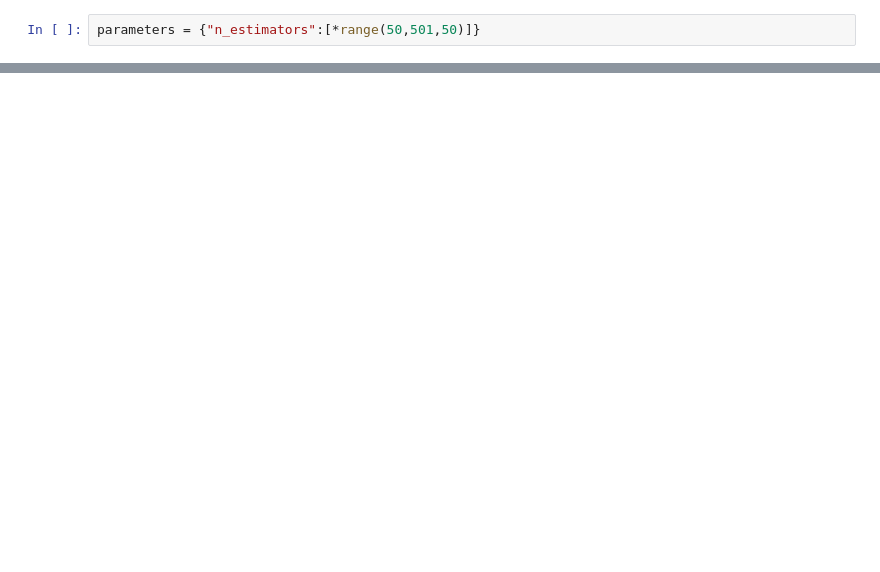
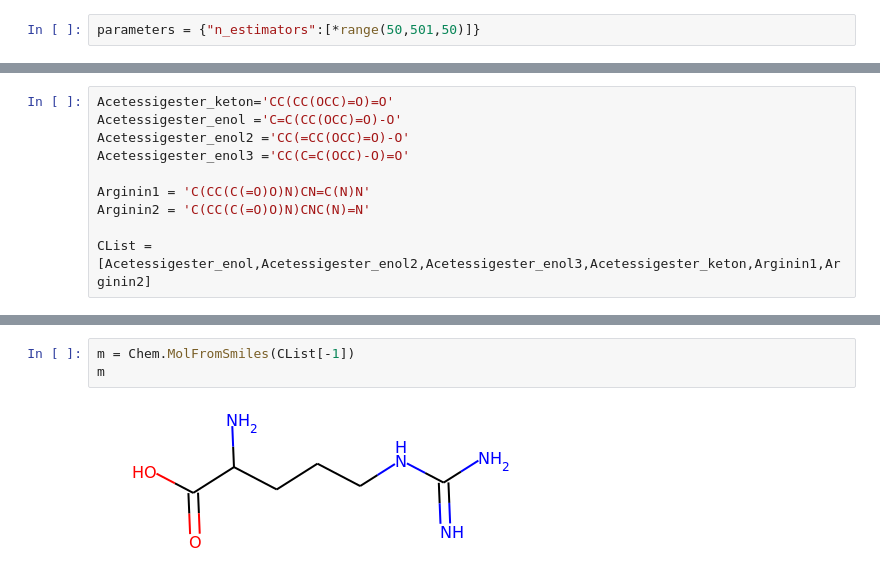
Before and after one commit to mayrf/pkasolver, a Jupyter notebook: notebooks/example.ipynb, the cells around one changed output, grey strips where cells are left out. Saved outputs shown, nothing was run; the diff lists cells and outputs as text; blank space fills up the shorter version.

```diff
--- a/notebooks/example.ipynb
+++ b/notebooks/example.ipynb
@@ -86,0 +107,10 @@ ps.util.plot_results(pred,y_test,'test_plots')
+# %%
+Acetessigester_keton='CC(CC(OCC)=O)=O'
+Acetessigester_enol ='C=C(CC(OCC)=O)-O'
+Acetessigester_enol2 ='CC(=CC(OCC)=O)-O'
+Acetessigester_enol3 ='CC(C=C(OCC)-O)=O'
+
+Arginin1 = 'C(CC(C(=O)O)N)CN=C(N)N'
+Arginin2 = 'C(CC(C(=O)O)N)CNC(N)=N'
+
+CList = [Acetessigester_enol,Acetessigester_enol2,Acetessigester_enol3,Acetessigester_keton,Arginin1,Arginin2]
@@ -86,0 +127,5 @@ ps.util.plot_results(pred,y_test,'test_plots')
+# %%
+m = Chem.MolFromSmiles(CList[-1])
+m
+# %% [output]
+[figure, added]
```
Also changed, not shown: parts of 44 cells of this notebook, 5 other files.
